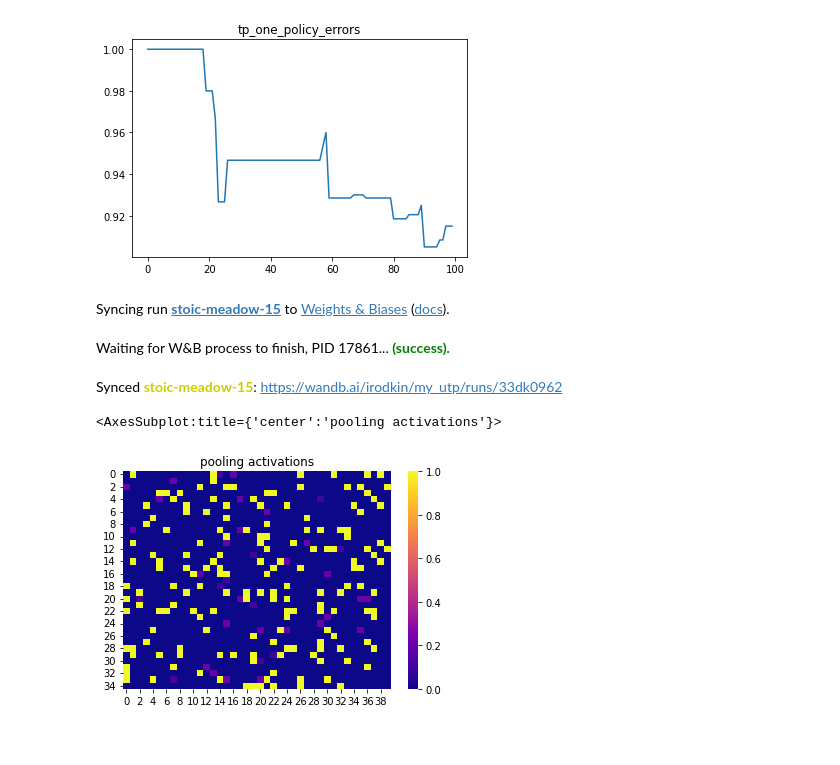
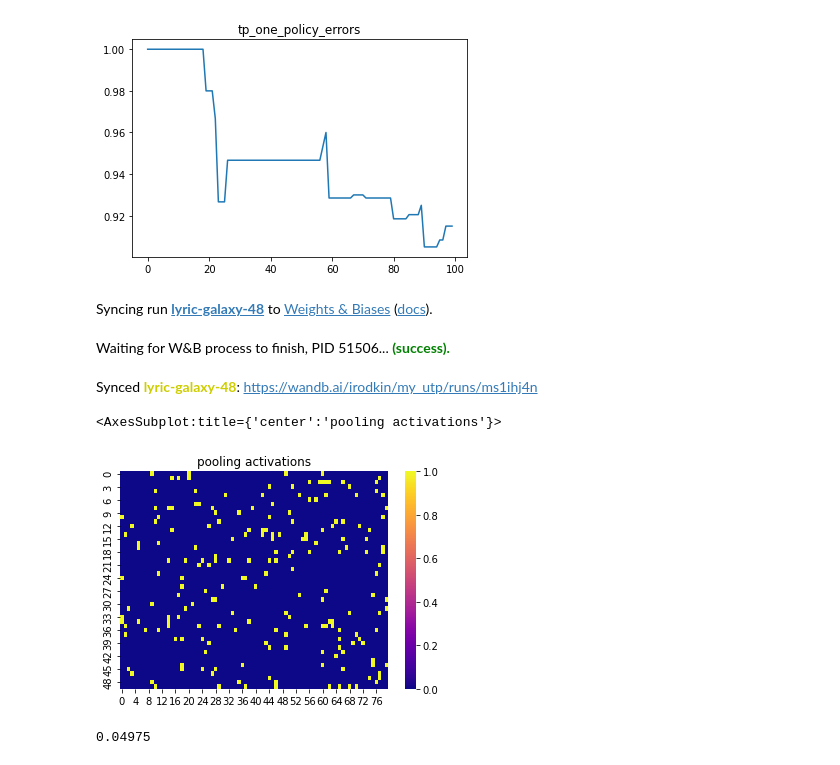
Before and after one commit to RodkinIvan/experiments, a Jupyter notebook: UnionSDR/union_sdr_test.ipynb, the cells around one changed output. Drawn from its saved outputs; the diff is of its cells as text; code cells hidden in the pictures.

Commit message:
stability comparsion with common UnionSDR checked

```diff
--- a/UnionSDR/union_sdr_test.ipynb
+++ b/UnionSDR/union_sdr_test.ipynb
@@ -155,6 +169,7 @@ from configs import *
 class MyUTP:
     _initial_pooling = 1
     _pooling_decay = 0.1
+
 
     def __init__(self, **utp_config):
         input_shape = utp_config['inputDimensions']
@@ -169,6 +184,9 @@ class MyUTP:
         self._permanence_inc = utp_config['permanence_inc']
         self._permanence_dec = utp_config['permanence_dec']
         self.winners_num = int(np.ceil(utp_config['sparsity']*out_size))
+        self.active_weight = utp_config['active_weight']
+        self.predicted_weight = utp_config['predicted_weight']
+        self.input_dimensions = input_shape
 
         self.connections = np.zeros((out_size, in_size), dtype=float)
 
@@ -194,64 +212,69 @@ class MyUTP:
 
         self.connections = self.connections.clip(0, 1)
 
-    def compute(self, data: np.ndarray, learn: bool = True):
-        winners = self.get_active_cells(data)
+    def compute(self, active_neurons: SDR, predicted_neurons: SDR, learn: bool = True):
+        weighted_input = active_neurons.dense*self.active_weight + predicted_neurons.dense*self.predicted_weight
+        winners = self.get_active_cells(weighted_input)
         self.pooling_decay_step()
         self._pooling_activations[winners.sparse] += self._initial_pooling
         self._union_sdr.dense = self._pooling_activations != 0
 
         if learn:
-            self.update_permanences(data)
+            self.update_permanences(active_neurons.dense)
+
+    def getUnionSDR(self):
+        return self._union_sdr
+
+    def getNumInputs(self):
+        return self.input_dimensions
 
 def get_data(num, _classes_num = 25):
     _data = np.zeros(_classes_num)
     _data[num] = 1
     return _data
 
-def symmetric_diff_sz(set1: np.ndarray, set2: np.ndarray) -> int:
-    return np.setdiff1d(set1.flatten(), set2.flatten()).size + np.setdiff1d(set2.flatten(), set1.flatten()).size
-
-def symmetric_error(_output, _target):
-    return symmetric_diff_sz(_output, _target) / np.union1d(_output.flatten(), _target.flatten()).size
 
 
 cells_per_column = 35
 utp_conf = {
-    'inputDimensions': 25,
-    'columnDimensions': [input_columns * cells_per_column],
+    'inputDimensions': [input_columns * cells_per_column],
+    'columnDimensions': [output_columns],
     'initial_pooling': 1,
-    'pooling_decay': 0.2,
+    'pooling_decay': 0.4,
     'permanence_inc': 0.2,
     'permanence_dec': 0.4,
-    'sparsity': 0.04
+    'sparsity': 0.04,
+    'active_weight': 0.5,
+    'predicted_weight': 2,
 }
 np.random.seed(42)
-run = wandb.init(project='my_utp', entity='irodkin', reinit=True)
 tp_shape = utp_conf['columnDimensions']
 in_shape = utp_conf['inputDimensions']
 my_utp = MyUTP(**utp_conf)
 prev = np.zeros(utp_conf['columnDimensions'])
 
 classes_num = utp_conf['inputDimensions']
-for epoch in range(10):
-    for i in range(classes_num):
 
-        my_utp.compute(get_data(i, classes_num))
+wandb.init(project='my_utp', entity='irodkin', reinit=True)
 
-        wandb.log({'difference' : symmetric_error(prev, my_utp._union_sdr.sparse)})
-        prev = my_utp._union_sdr.sparse
+for i in range(100):
+    run(tm, my_utp, data[0], state_encoder, action_encoder, True)
 
 wandb.finish(quiet=True)
 # %% [output]
-Syncing run stoic-meadow-15 to Weights & Biases (docs).
+Syncing run lyric-galaxy-48 to Weights & Biases (docs).
-Waiting for W&B process to finish, PID 17861... (success).
+Waiting for W&B process to finish, PID 51506... (success).
-Synced stoic-meadow-15: https://wandb.ai/irodkin/my_utp/runs/33dk0962
+Synced lyric-galaxy-48: https://wandb.ai/irodkin/my_utp/runs/ms1ihj4n
 # %%
 plt.title('pooling activations')
-sns.heatmap(my_utp._pooling_activations.reshape(-1, input_columns),vmin=0, vmax=1, cmap='plasma')
+sns.heatmap(my_utp._pooling_activations.reshape(-1, 80),vmin=0, vmax=1, cmap='plasma')
 # %% [output]
 <AxesSubplot:title={'center':'pooling activations'}>
-[figure, old version]
+[figure, new version]
+# %%
+print(my_utp.getUnionSDR().dense.nonzero()[0].size/output_columns)
+# %% [output]
+0.04975
 # %%
 wandb.finish()
 # %% [output]
```
Also changed, not shown: parts of 2 cells of this notebook.
